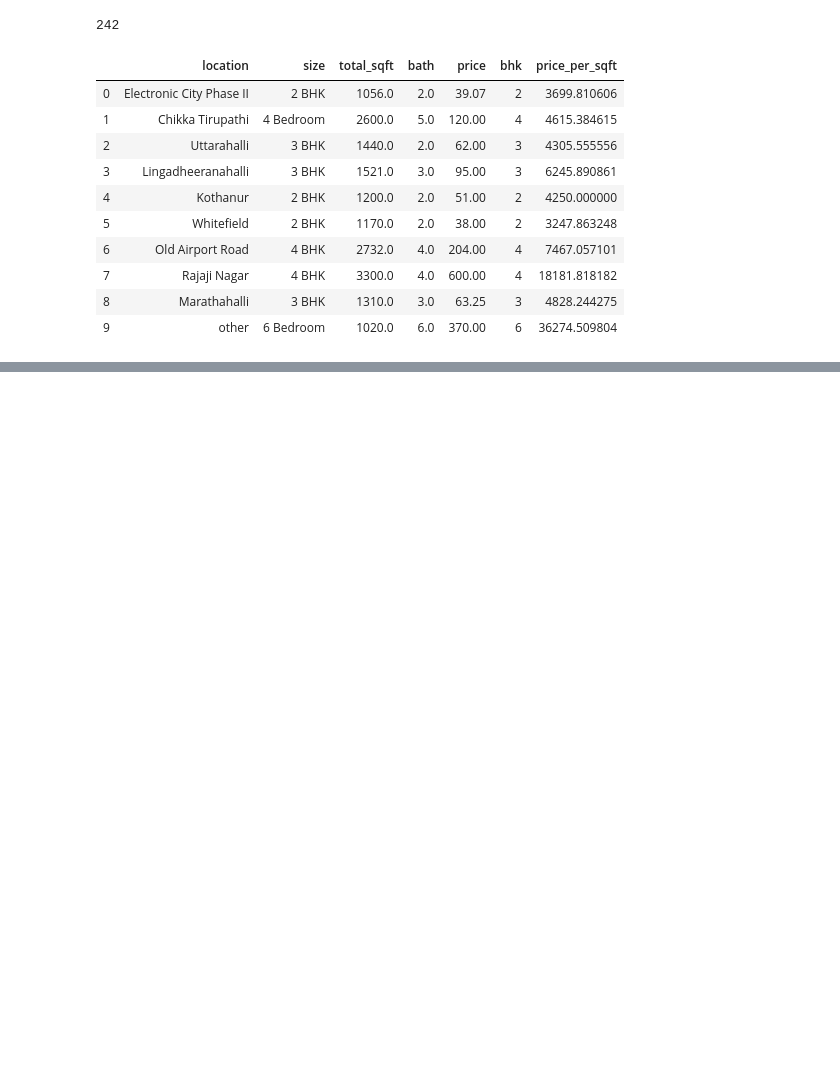
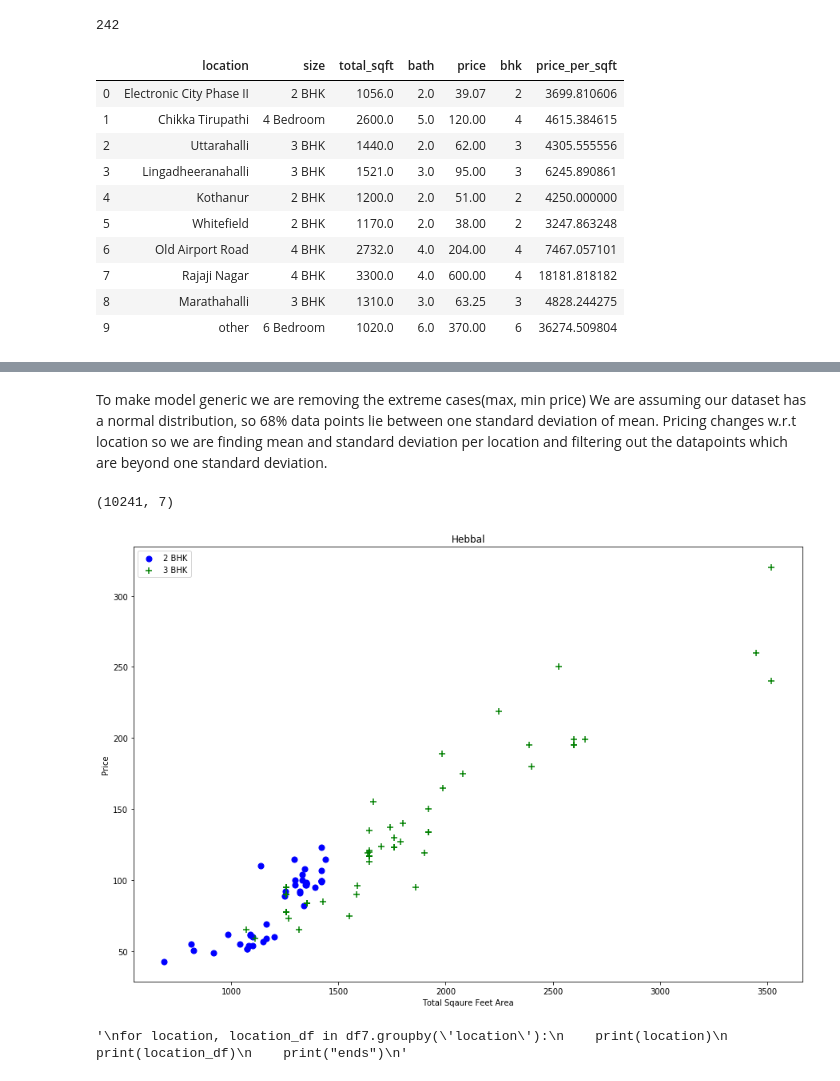
Before and after one commit to sushant-patewar/Real-Estate-Price-Prediction, a Jupyter notebook: Model/Bangalore_Home_Prices.ipynb, the cells around one changed output, grey strips where cells are left out. Drawn from its saved outputs; the diff is of its cells as text; code cells hidden in the pictures; blank space fills up the shorter version.

Commit message:
Outlier Removal

```diff
--- a/Model/Bangalore_Home_Prices.ipynb
+++ b/Model/Bangalore_Home_Prices.ipynb
@@ -257,0 +271,3 @@ df5.head(10)
+# %%
+df6 = df5[~(df5.total_sqft/df5.bhk<300)]
+df6.shape
@@ -257,0 +288,34 @@ df5.head(10)
+# %% [markdown]
+To make model generic we are removing the extreme cases(max, min price)
+We are assuming our dataset has a normal distribution,
+so 68% data points lie between one standard deviation of mean.
+Pricing changes w.r.t location so we are finding mean and standard deviation per location and filtering out the datapoints which are beyond one standard deviation.
+# %%
+def remove_pps_outliers(df):
+    df_out = pd.DataFrame()
+    for key, subdf in df.groupby('location'):
+        m = np.mean(subdf.price_per_sqft)
+        st = np.std(subdf.price_per_sqft)
+        reduced_df = subdf[(subdf.price_per_sqft>(m-st)) & (subdf.price_per_sqft<=(m+st))]
+        df_out = pd.concat([df_out, reduced_df],ignore_index=True)
+    return df_out
+
+df7 = remove_pps_outliers(df6)
+df7.shape
+# %% [output]
+(10241, 7)
+# %%
+def plot_scatter_char(df,location):
+    bhk2 = df[(df.location==location) & (df.bhk==2)]
+    bhk3 = df[(df.location==location) & (df.bhk==3)]
+    matplotlib.rcParams['figure.figsize'] = (15,10)
+    plt.scatter(bhk2.total_sqft,bhk2.price,color='blue',label='2 BHK', s=50)
+    plt.scatter(bhk3.total_sqft,bhk3.price,marker='+',color='green',label='3 BHK', s=50)
+    plt.xlabel("Total Sqaure Feet Area")
+    plt.ylabel("Price")
+    plt.title(location)
+    plt.legend()
+
+plot_scatter_char(df7,"Hebbal")
+# %% [output]
+[figure, added]
@@ -257,0 +340,9 @@ df5.head(10)
+# %%
+"""
+for location, location_df in df7.groupby('location'):
+    print(location)
+    print(location_df)
+    print("ends")
+"""
+# %% [output]
+'\nfor location, location_df in df7.groupby(\'location\'):\n    print(location)\n    print(location_df)\n    print("ends")\n'
```
Also changed, not shown: parts of 13 cells of this notebook.
